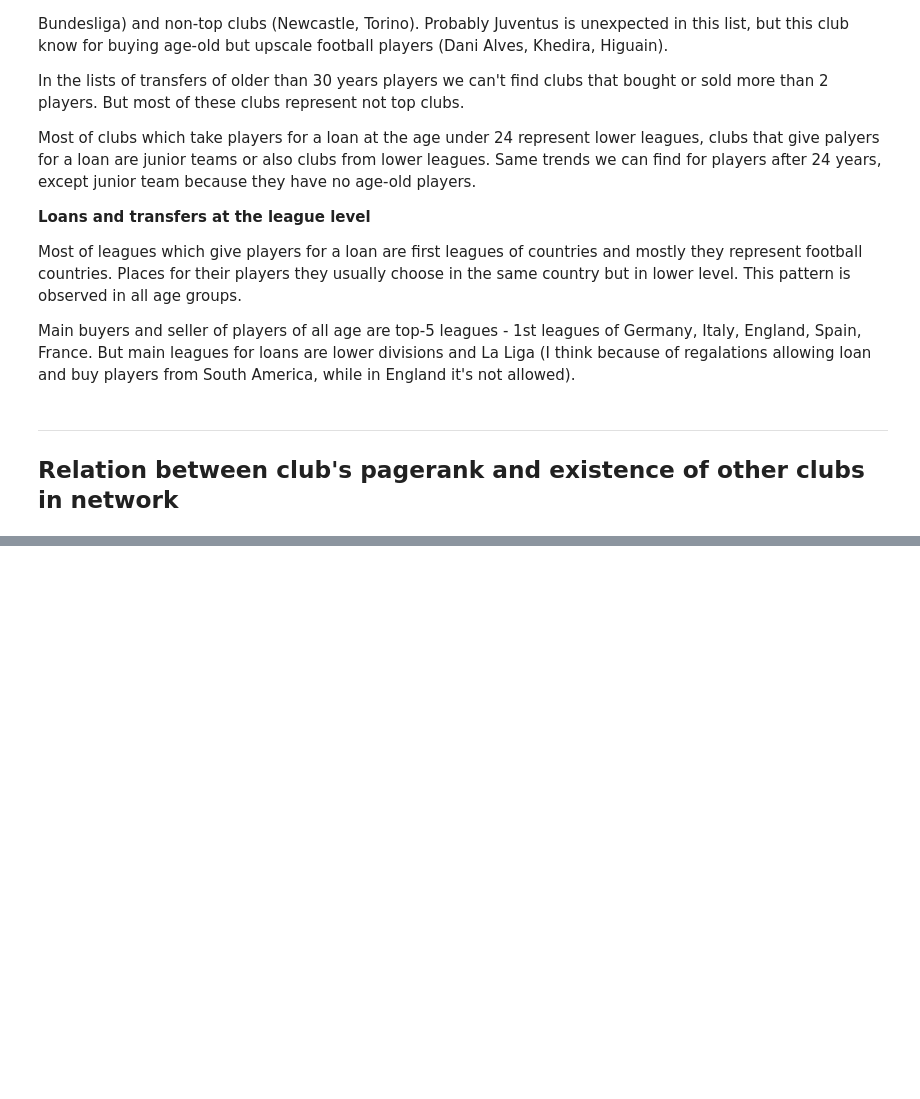
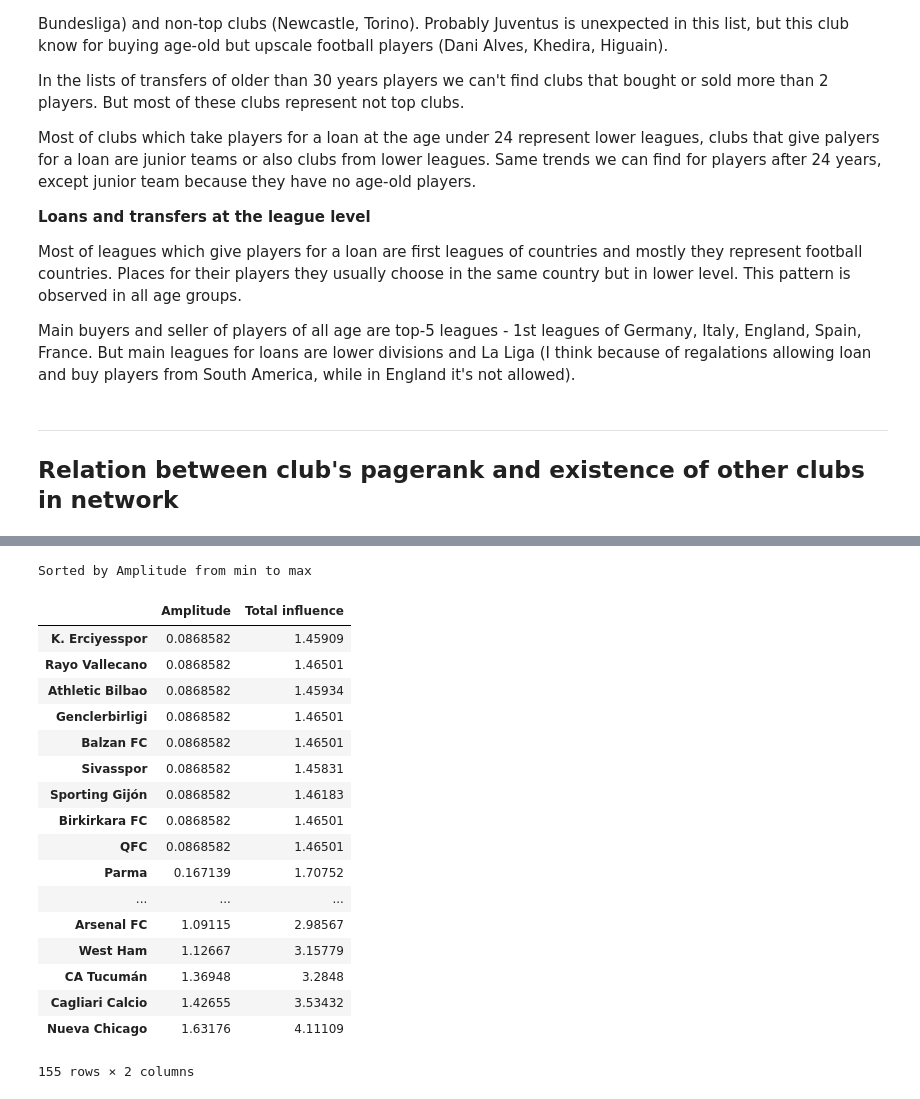
Before and after one commit to MGT-416/Team1FinalProject, a Jupyter notebook: 5. Age analysis and Pagerank influence analysis.ipynb, the cells around one changed output, grey strips where cells are left out. Cells and saved outputs as stored; diff of their text form; code cells hidden in the pictures; blank space fills up the shorter version.

```diff
--- a/5. Age analysis and Pagerank influence analysis.ipynb
+++ b/5. Age analysis and Pagerank influence analysis.ipynb
@@ -771,0 +672,38 @@ results
+# %%
+#calculating club sensitivity
+sensitivity = pd.DataFrame(index=transfers_nodes, columns={'Total influence', 'Amplitude'})
+results.fillna(0, inplace=True)
+
+for club in transfers_nodes:
+    #total influence - sum of all influences
+    sensitivity['Total influence'][club] = results[club][:].abs().sum()
+    #amplitude - difference between max and min pagerank variation for club
+    if results[club].min() <= 0 and results[club].max() <= 0:
+        sensitivity['Amplitude'][club] = abs(results[club].min()) - abs(results[club].max())
+    if results[club].min() <= 0 and results[club].max() > 0:
+        sensitivity['Amplitude'][club] = results[club].max() + abs(results[club].min())
+    if results[club].min() > 0 and results[club].max() > 0:
+        sensitivity['Amplitude'][club] = results[club].max() - results[club].min()
+# %%
+print('Sorted by Amplitude from min to max')
+sensitivity.sort_values(by = 'Amplitude', ascending = True)
+# %% [output]
+Sorted by Amplitude from min to max
+|  | Amplitude | Total influence |
+| K. Erciyesspor | 0.0868582 | 1.45909 |
+| Rayo Vallecano | 0.0868582 | 1.46501 |
+| Athletic Bilbao | 0.0868582 | 1.45934 |
+| Genclerbirligi | 0.0868582 | 1.46501 |
+| Balzan FC | 0.0868582 | 1.46501 |
+| Sivasspor | 0.0868582 | 1.45831 |
+| Sporting Gijón | 0.0868582 | 1.46183 |
+| Birkirkara FC | 0.0868582 | 1.46501 |
+| QFC | 0.0868582 | 1.46501 |
+| Parma | 0.167139 | 1.70752 |
+| ... | ... | ... |
+| Arsenal FC | 1.09115 | 2.98567 |
+| West Ham | 1.12667 | 3.15779 |
+| CA Tucumán | 1.36948 | 3.2848 |
+| Cagliari Calcio | 1.42655 | 3.53432 |
+| Nueva Chicago | 1.63176 | 4.11109 |
+155 rows × 2 columns
```
Also changed, not shown: parts of 15 cells of this notebook.
